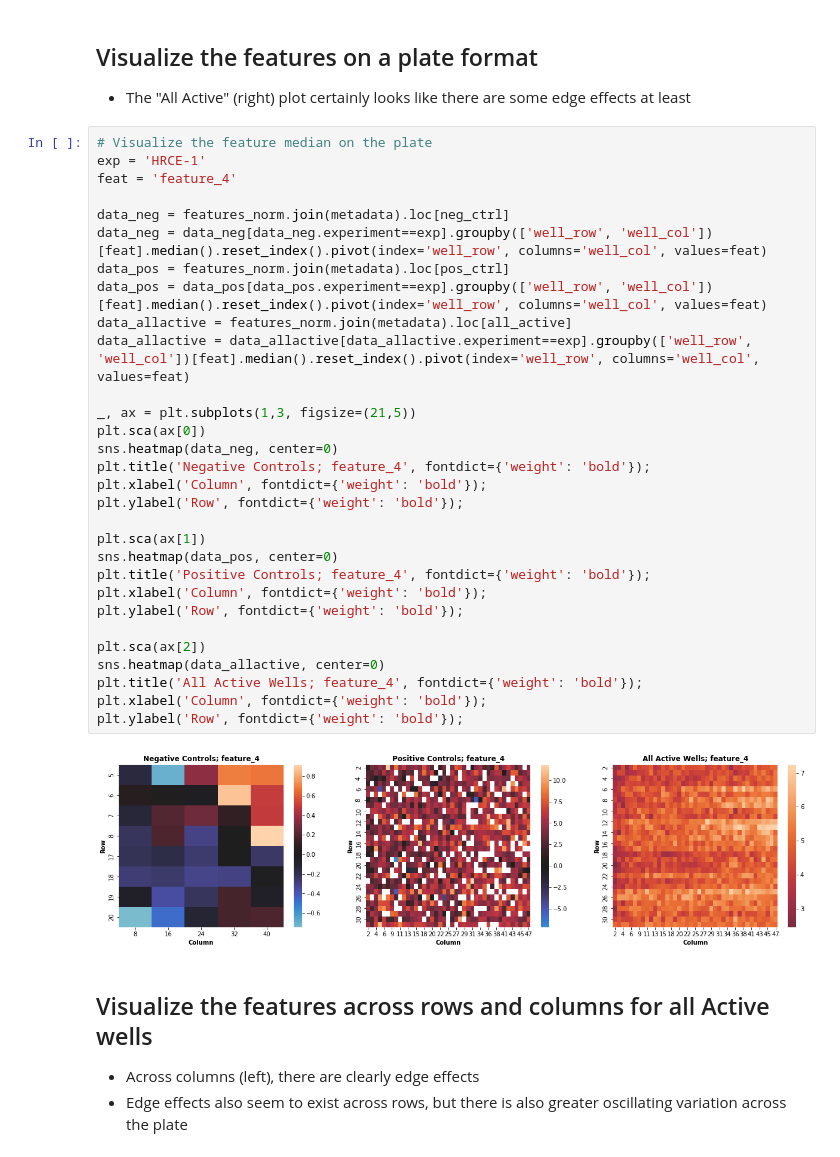
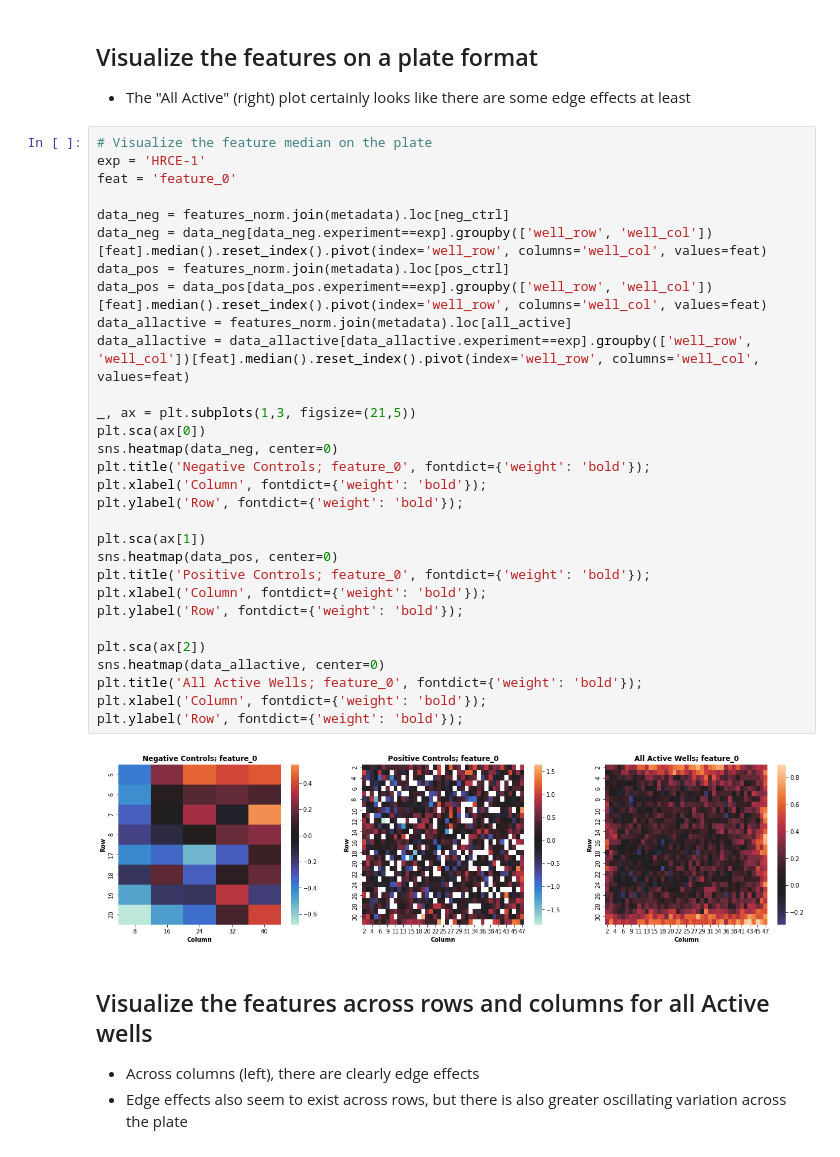
Before and after one commit to jainzana/shared_projects, a Jupyter notebook: _sources/Recursion_2019a_HRCE.ipynb, the cells around one changed output. Cells and saved outputs as stored; diff of their text form.

```diff
--- a/_sources/Recursion_2019a_HRCE.ipynb
+++ b/_sources/Recursion_2019a_HRCE.ipynb
@@ -324,35 +323,35 @@ for exp in metadata.experiment.unique(): # For each experiment
 # %%
 # Visualize the feature median on the plate
 exp = 'HRCE-1'
-feat = 'feature_4'
+feat = 'feature_0'
 
 data_neg = features_norm.join(metadata).loc[neg_ctrl]
 data_neg = data_neg[data_neg.experiment==exp].groupby(['well_row', 'well_col'])[feat].median().reset_index().pivot(index='well_row', columns='well_col', values=feat)
 data_pos = features_norm.join(metadata).loc[pos_ctrl]
 data_pos = data_pos[data_pos.experiment==exp].groupby(['well_row', 'well_col'])[feat].median().reset_index().pivot(index='well_row', columns='well_col', values=feat)
 data_allactive = features_norm.join(metadata).loc[all_active]
 data_allactive = data_allactive[data_allactive.experiment==exp].groupby(['well_row', 'well_col'])[feat].median().reset_index().pivot(index='well_row', columns='well_col', values=feat)
 
 _, ax = plt.subplots(1,3, figsize=(21,5))
 plt.sca(ax[0])
 sns.heatmap(data_neg, center=0)
-plt.title('Negative Controls; feature_4', fontdict={'weight': 'bold'});
+plt.title('Negative Controls; feature_0', fontdict={'weight': 'bold'});
 plt.xlabel('Column', fontdict={'weight': 'bold'});
 plt.ylabel('Row', fontdict={'weight': 'bold'});
 
 plt.sca(ax[1])
 sns.heatmap(data_pos, center=0)
-plt.title('Positive Controls; feature_4', fontdict={'weight': 'bold'});
+plt.title('Positive Controls; feature_0', fontdict={'weight': 'bold'});
 plt.xlabel('Column', fontdict={'weight': 'bold'});
 plt.ylabel('Row', fontdict={'weight': 'bold'});
 
 plt.sca(ax[2])
 sns.heatmap(data_allactive, center=0)
-plt.title('All Active Wells; feature_4', fontdict={'weight': 'bold'});
+plt.title('All Active Wells; feature_0', fontdict={'weight': 'bold'});
 plt.xlabel('Column', fontdict={'weight': 'bold'});
 plt.ylabel('Row', fontdict={'weight': 'bold'});
 # %% [output]
-[figure, old version]
+[figure, new version]
 # %% [markdown]
 ## Visualize the features across rows and columns for all Active wells
 - Across columns (left), there are clearly edge effects
```
Also changed, not shown: parts of 2 cells of this notebook, 10 other files.
